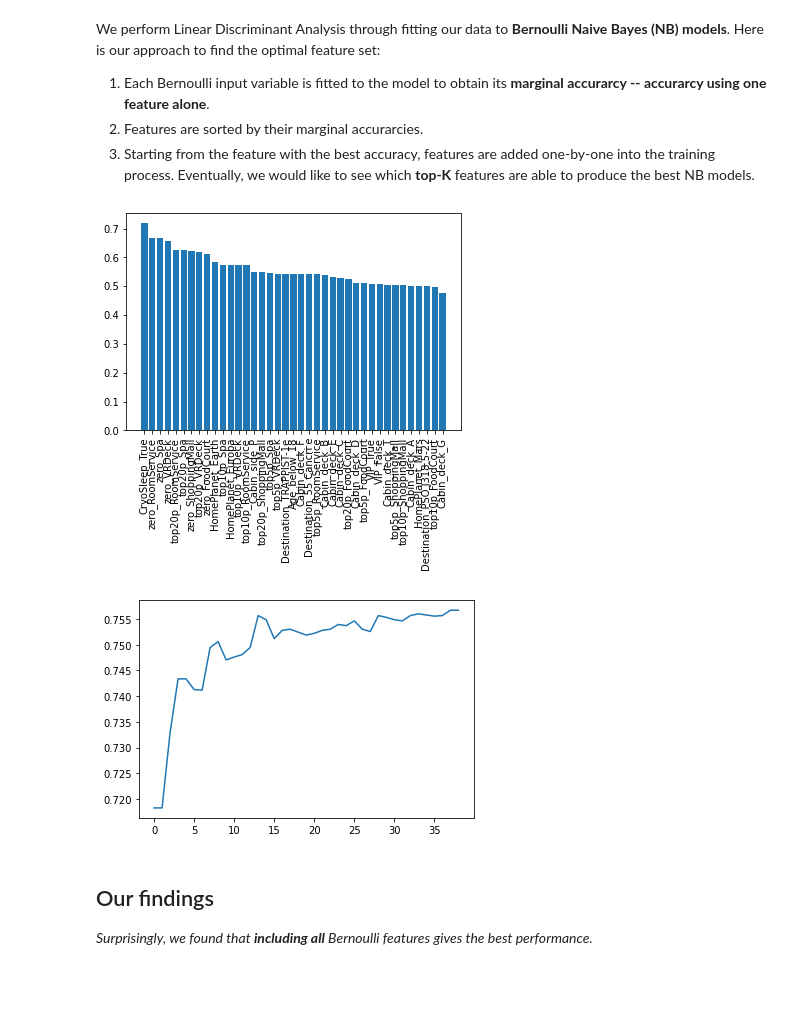
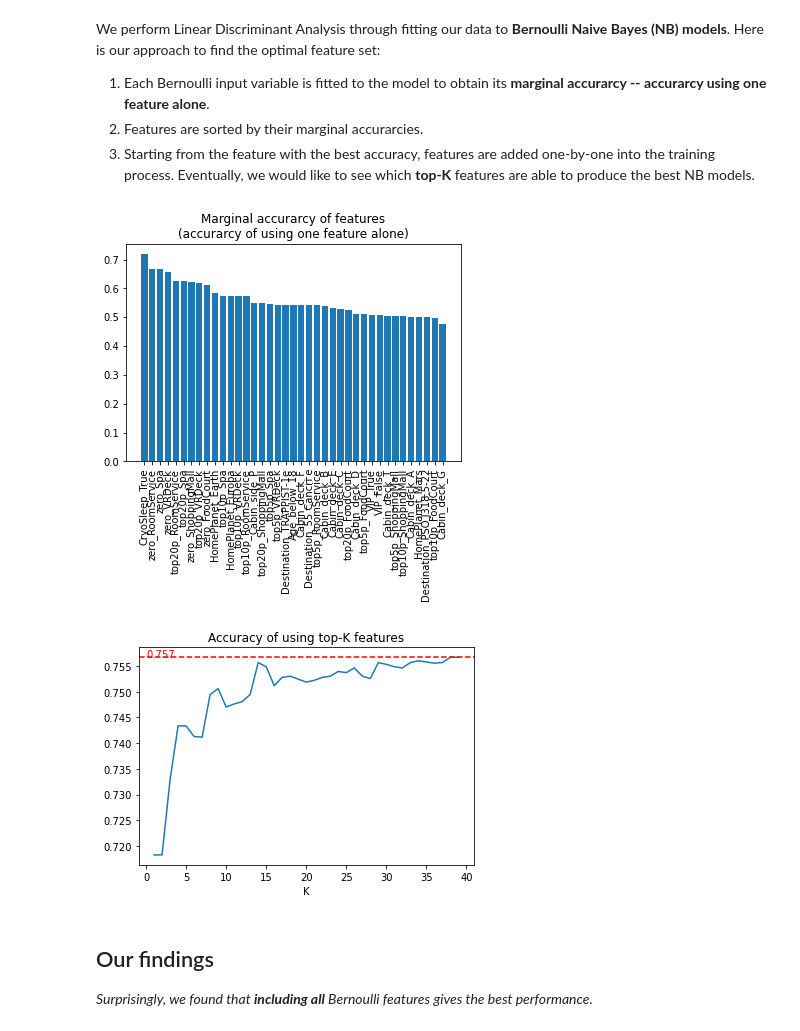
Before and after one commit to cfong32/kaggle-spaceship-titanic, a Jupyter notebook: data6100_proj2.ipynb, the cells around one changed output. Cells and saved outputs as stored; diff of their text form; code cells hidden in the pictures; blank space fills up the shorter version.

```diff
--- a/data6100_proj2.ipynb
+++ b/data6100_proj2.ipynb
@@ -413,32 +413,33 @@ We perform Linear Discriminant Analysis through fitting our data to **Bernoulli
 # %%
 ###
 # Using Bernoulli Naive Bayes,
 # Find which features can give the best accuracy
 ###
 
 from sklearn.naive_bayes import BernoulliNB
 
 NBmodel = BernoulliNB()
 
 # Find marginal accuracies of individual features
 scores = []
 for i, col in enumerate(cols_X_all):
     cols_X_NB = [col]
     (X_train_NB, y_train_NB, mean_X_NB, std_X_NB) = pre_data(df, cols_X_NB)
     cv_score = cross_val_score(NBmodel, X_train_NB, y_train_NB, cv=10).mean()
     scores.append(cv_score)
 
 # Sort features by their score (marginal accuracy)
 idx = np.argsort(scores)
 scores_ordered    = [scores[i] for i in reversed(idx)]
 cols_X_NB_ordered = [cols_X_all[i] for i in reversed(idx)]
 
 # Plot scores of all features
 plt.bar(cols_X_NB_ordered, scores_ordered)
+plt.title('Marginal accurarcy of features\n(accurarcy of using one feature alone)')
 plt.xticks(rotation=90)
 plt.show()
 # %% [output]
-[figure, old version]
+[figure, new version]
 # %%
 ###
 # Search for optimal K,
@@ -456,10 +457,14 @@ for K in range(1, len(cols_X_NB_ordered)+1):
     scores.append(np.mean(cv_scores))
 
 # Plot result
-plt.plot(scores)
+plt.plot(np.arange(len(scores))+1, scores)
+plt.axhline(max(scores), ls='--', color='r')
+plt.text(0, max(scores), max(scores).round(3), color='r')
+plt.title('Accuracy of using top-K features')
+plt.xlabel('K')
 plt.show()
 # %% [output]
-[figure, old version]
+[figure, new version]
 # %% [markdown]
 ## Our findings
 
```
Also changed, not shown: parts of 1 cell of this notebook.
